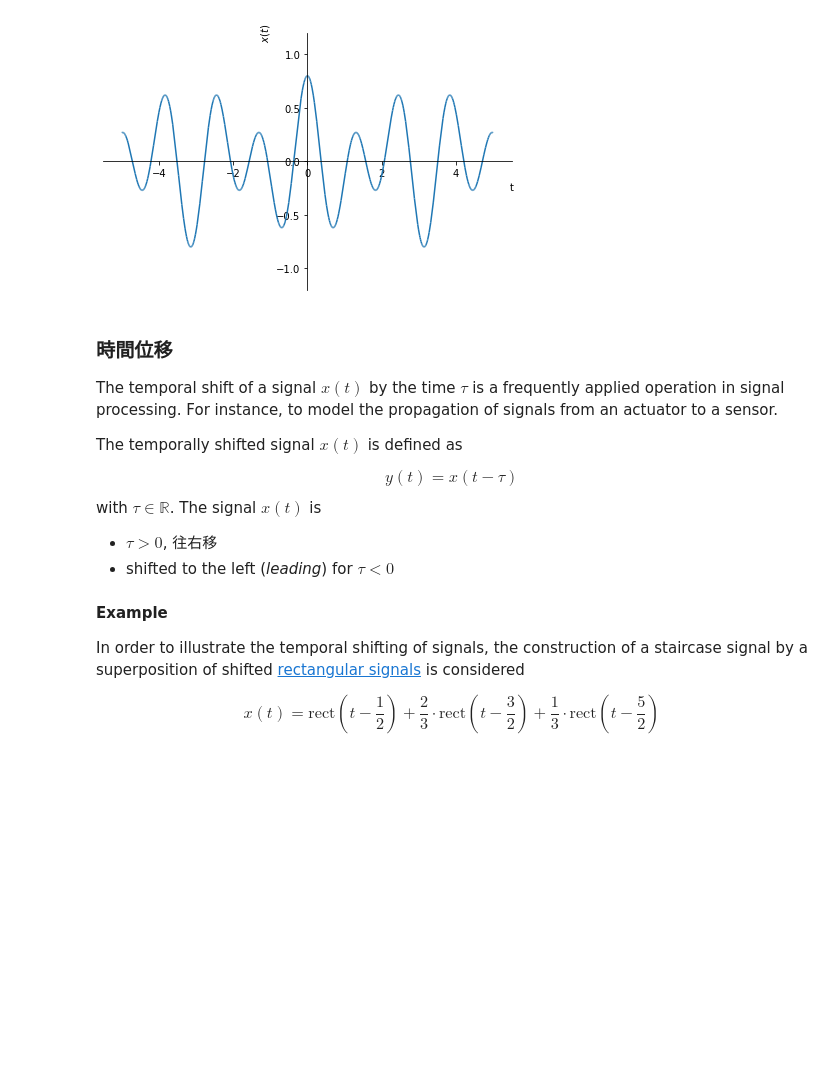
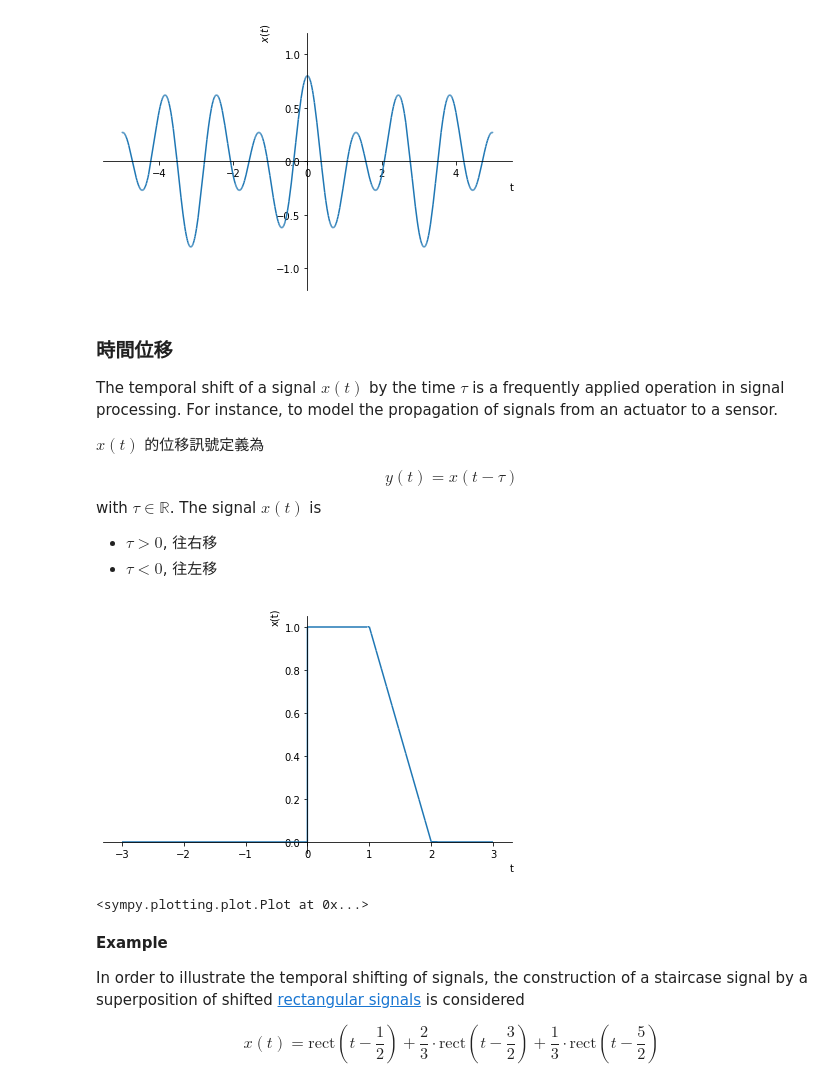
Before and after one commit to luckguy/SS2022, a Jupyter notebook: SS01.ipynb, the cells around one changed output. Saved outputs shown, nothing was run; the diff lists cells and outputs as text; code cells hidden in the pictures; blank space fills up the shorter version.

```diff
--- a/SS01.ipynb
+++ b/SS01.ipynb
@@ -43,7 +43,7 @@ sym.plot(x, (t, -5, 5), ylim=[-1.2, 1.2], ylabel=r'$x(t)$');
 
 The temporal shift of a signal $x(t)$ by the time $\tau$ is a frequently applied operation in signal processing. For instance, to model the propagation of signals from an actuator to a sensor.
 
-The temporally shifted signal $x(t)$ is defined as
+$x(t)$ 的位移訊號定義為
 
 \begin{equation}
 y(t) = x(t-\tau)
@@ -51,7 +51,13 @@ y(t) = x(t-\tau)
 with $\tau \in \mathbb{R}$. The signal $x(t)$ is
 
 * $\tau > 0$, 往右移
-* shifted to the left (*leading*) for $\tau < 0$
+* $\tau < 0$, 往左移
+# %%
+x=(t-1)*(sym.Heaviside(t-2)-sym.Heaviside(t-1))+sym.Heaviside(t)-sym.Heaviside(t-2)
+sym.plot(x,(t,-3,3),ylabel='x(t)')
+# %% [output]
+[figure, added]
+<sympy.plotting.plot.Plot at 0x...>
 # %% [markdown]
 **Example**
 
```
Also changed, not shown: parts of 1 cell of this notebook.
